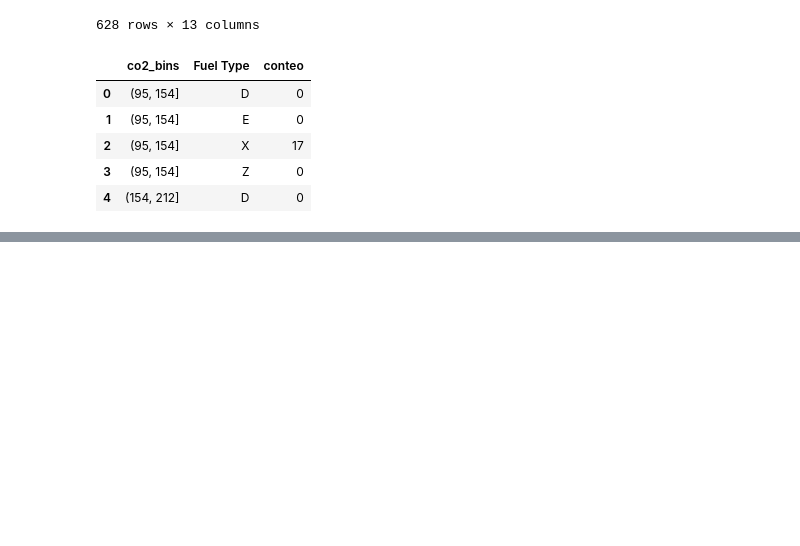
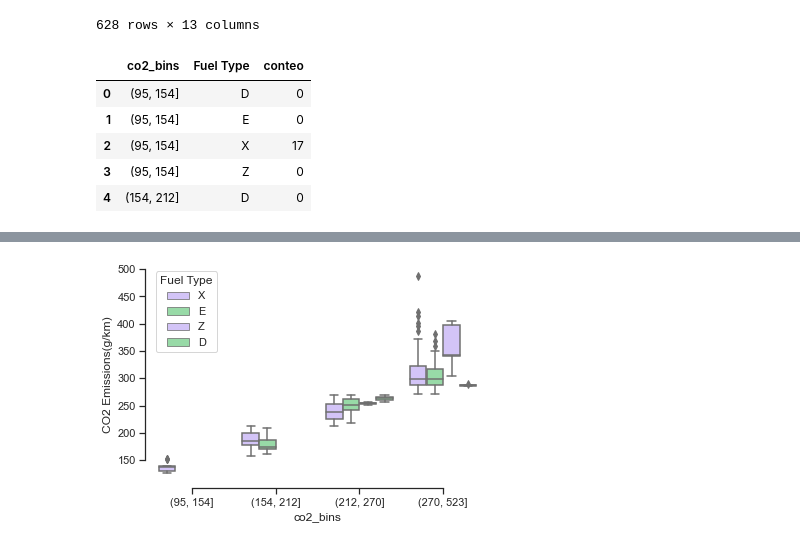
Before and after one commit to danielgqj/PythonAnalytics, a Jupyter notebook: SRC/ejemplo1.ipynb, the cells around one changed output, grey strips where cells are left out. Saved outputs shown, nothing was run; the diff lists cells and outputs as text; code cells hidden in the pictures; blank space fills up the shorter version.

Commit message:
trabajando con boxplot

```diff
--- a/SRC/ejemplo1.ipynb
+++ b/SRC/ejemplo1.ipynb
@@ -281,0 +346,8 @@ plt.show()
+# %%
+sns.set_theme(style="ticks", palette="pastel")
+sns.boxplot(x="co2_bins", y="CO2 Emissions(g/km)",
+            hue="Fuel Type", palette=["m", "g"],
+            data=extraer_ford)
+sns.despine(offset=5, trim=True)
+# %% [output]
+[figure, added]
```
Also changed, not shown: parts of 11 cells of this notebook.
